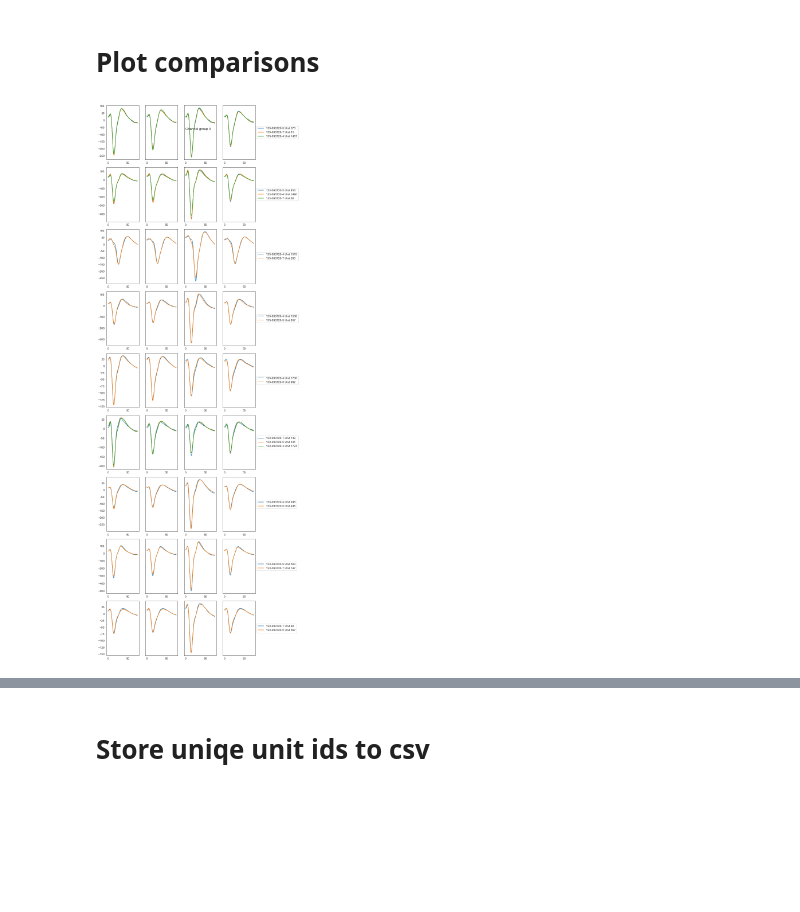
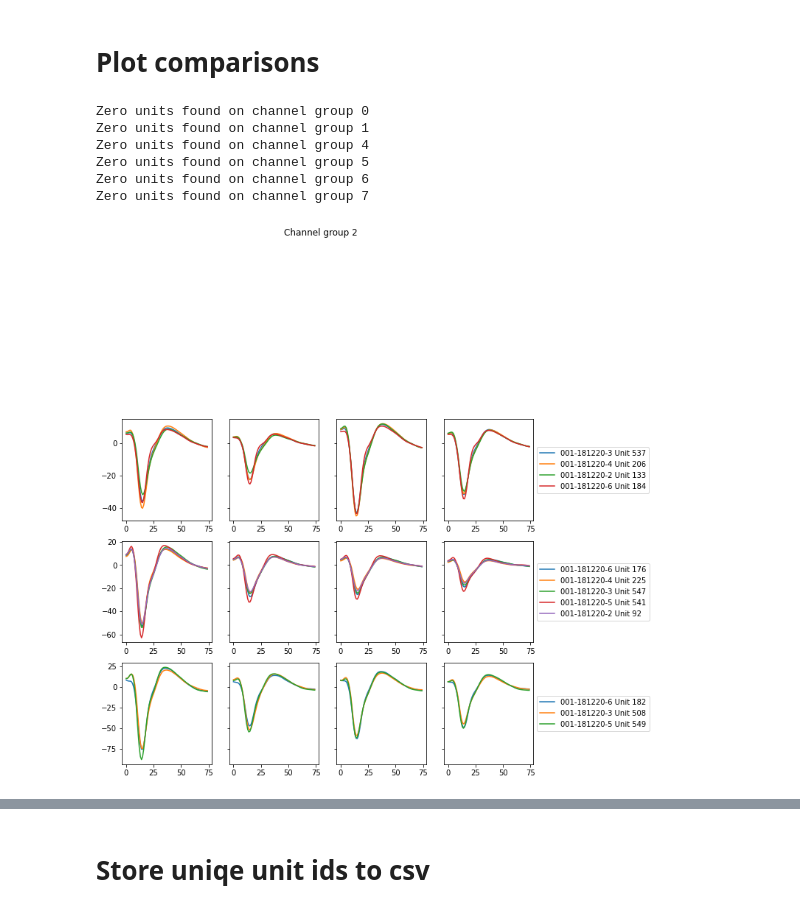
Before and after one commit to CINPLA/cinpla-base, a Jupyter notebook: notebooks/00-identify-neurons_working_100920.ipynb, the cells around one changed output, grey strips where cells are left out. Saved outputs shown, nothing was run; the diff lists cells and outputs as text; code cells hidden in the pictures; blank space fills up the shorter version.

```diff
--- a/notebooks/00-identify-neurons_working_100920.ipynb
+++ b/notebooks/00-identify-neurons_working_100920.ipynb
@@ -156,7 +158,15 @@ unit_comp.remove_edges_above_threshold('depth_delta', max_depth_delta)
 unit_comp.remove_edges_with_duplicate_actions()
 unit_comp.identify_units()
 # %%
-unit_comp.plot_matches('template', chan_group=0, step_color=False)
-plt.tight_layout()
+#unit_comp.plot_matches('template', chan_group=1, step_color=False)
+unit_comp.plot_matches('template', step_color=False)
+
+#plt.tight_layout()
 # %% [output]
+Zero units found on channel group 0
+Zero units found on channel group 1
+Zero units found on channel group 4
+Zero units found on channel group 5
+Zero units found on channel group 6
+Zero units found on channel group 7
-[figure, old version]
+[figure, new version]
```
Also changed, not shown: parts of 10 cells of this notebook, 1 other file.
